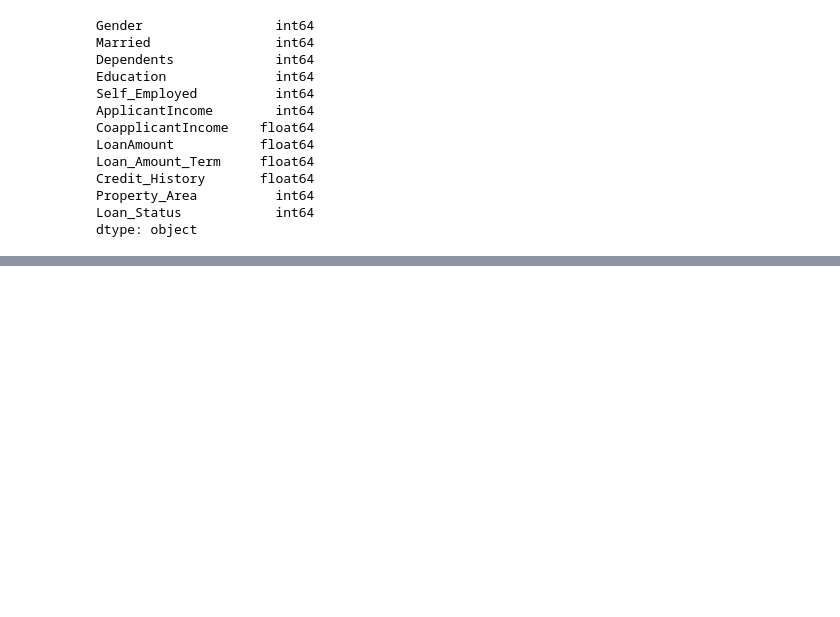
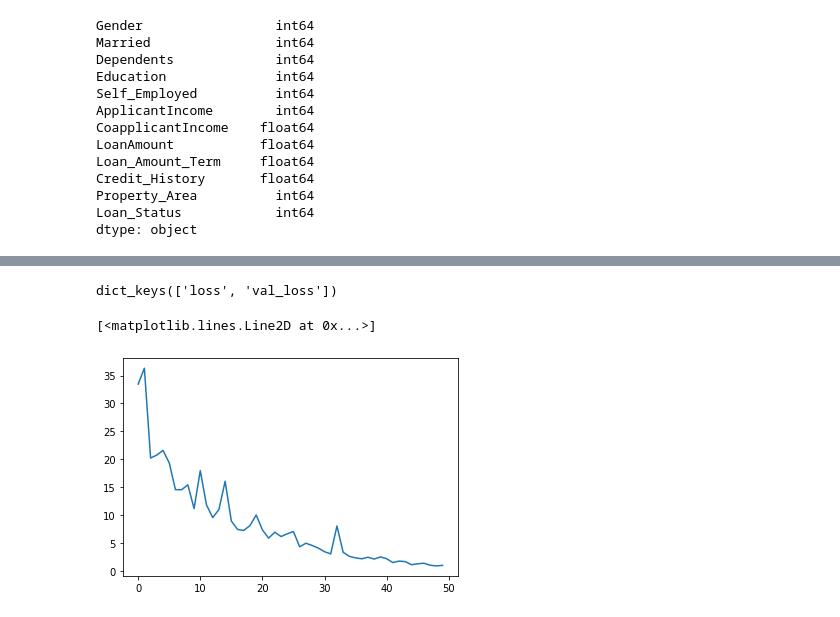
Before and after one commit to mohit-singh4180/Machine_learning, a Jupyter notebook: Classification_ANN_assignment_day_3.ipynb, the cells around one changed output, grey strips where cells are left out. Drawn from its saved outputs; the diff is of its cells as text; code cells hidden in the pictures; blank space fills up the shorter version.

```diff
--- a/Classification_ANN_assignment_day_3.ipynb
+++ b/Classification_ANN_assignment_day_3.ipynb
@@ -145,0 +163,9 @@ model.summary()
+# %%
+model.history.history.keys()
+# %% [output]
+dict_keys(['loss', 'val_loss'])
+# %%
+plt.plot(model.history.history.get("loss"))
+# %% [output]
+[<matplotlib.lines.Line2D at 0x...>]
+[figure, added]
```
Also changed, not shown: parts of 6 cells of this notebook.
